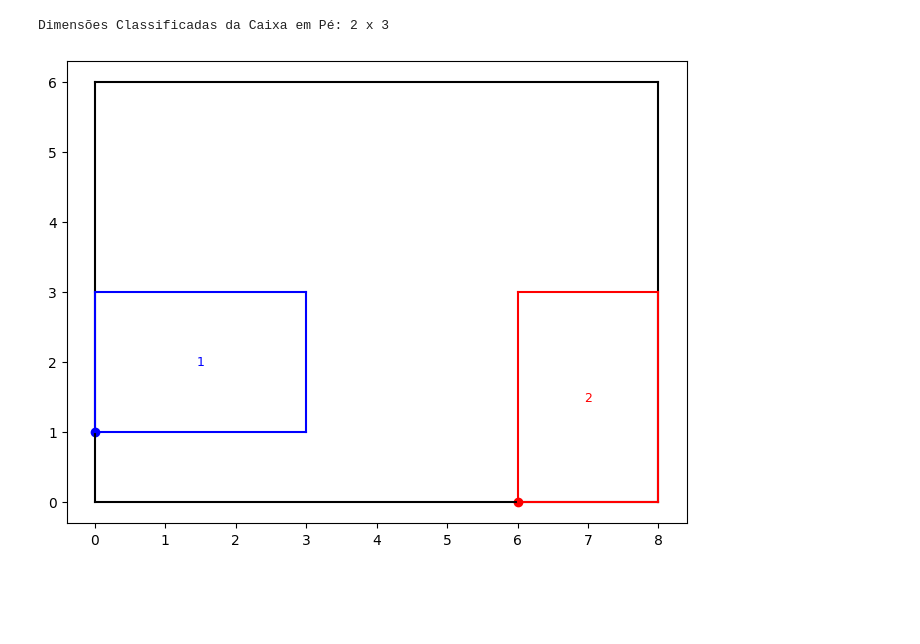
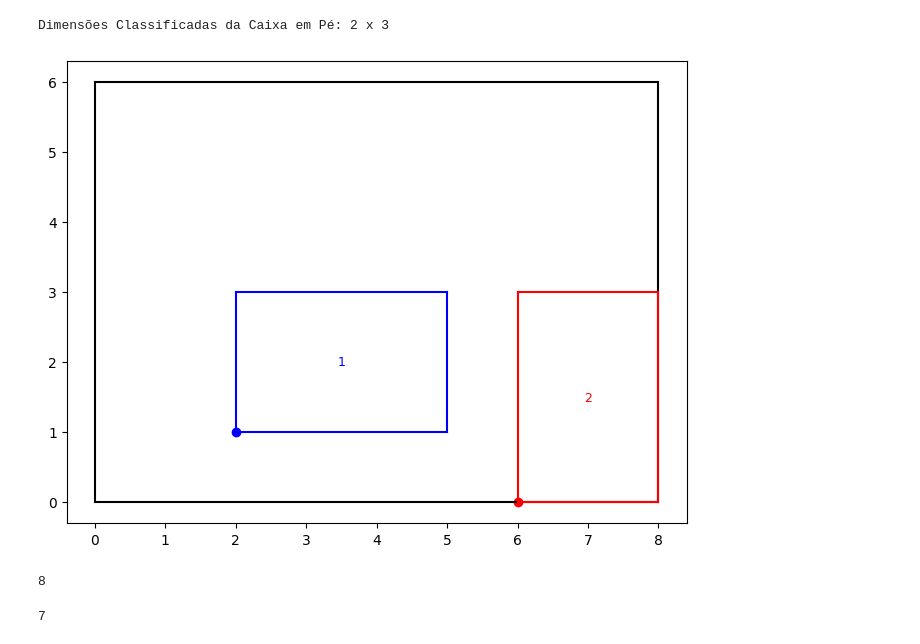
Before and after one commit to luissegamarchi/palete_caixa, a Jupyter notebook: palete_caixa_aula.ipynb, the cells around one changed output. Saved outputs shown, nothing was run; the diff lists cells and outputs as text; code cells hidden in the pictures; blank space fills up the shorter version.

```diff
--- a/palete_caixa_aula.ipynb
+++ b/palete_caixa_aula.ipynb
@@ -46,27 +46,27 @@ Dimensões Classificadas da Caixa em Pé: 2 x 3
 # %%
 def plotar_caixa(bottom_left: list,
                  l: int,
                  w: int,
                  color: str,
                  label: str):
 
     x0, y0 = bottom_left
     plt.scatter(x=x0, y=y0, color=color)
     plt.plot([x0, x0 + l], [y0, y0], color=color)
     plt.plot([x0, x0], [y0, y0 + w], color=color)
     plt.plot([x0, x0 + l], [y0 + w, y0 + w], color=color)
     plt.plot([x0 + l, x0 + l], [y0, y0 + w], color=color)
     plt.text(x=x0 + l/2, y=y0 + w/2, s=label, color=color, fontsize=9, ha="center", va="center")
 
 def plotar_palete(L: int, W:int):
     plt.figure(figsize=(8, 6))
     plt.plot([0, L], [0, 0], "k-")
     plt.plot([0, 0], [0, W], "k-")
     plt.plot([0, L], [W, W], "k-")
     plt.plot([L, L], [0, W], "k-")
 
 plotar_palete(L, W)
-plotar_caixa(bottom_left=[0, 1], l=3, w=2, color='blue', label='1')
+plotar_caixa(bottom_left=[2, 1], l=3, w=2, color='blue', label='1')
 plotar_caixa(bottom_left=[6, 0], l=2, w=3, color='red', label='2')
 # %% [output]
-[figure, old version]
+[figure, new version]
@@ -72,0 +79,8 @@ plotar_caixa(bottom_left=[6, 0], l=2, w=3, color='red', label='2')
+# %%
+print(f_um(n_um=2, l_um=3, n_dois=1, l_dois=2))  # p <= L - w_um
+# %% [output]
+8
+# %%
+print(f_dois(n_um=2, w_um=2, n_dois=1, w_dois=3))  # q <= W - w_um
+# %% [output]
+7
```
Also changed, not shown: parts of 4 cells of this notebook.
